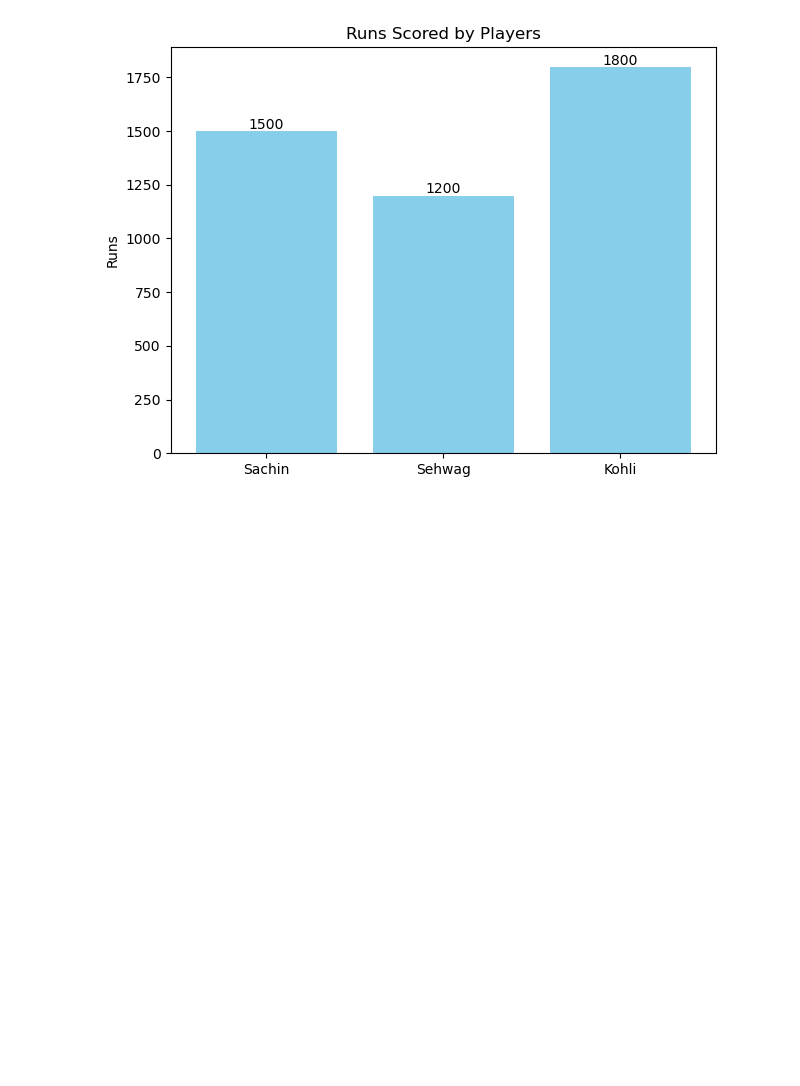
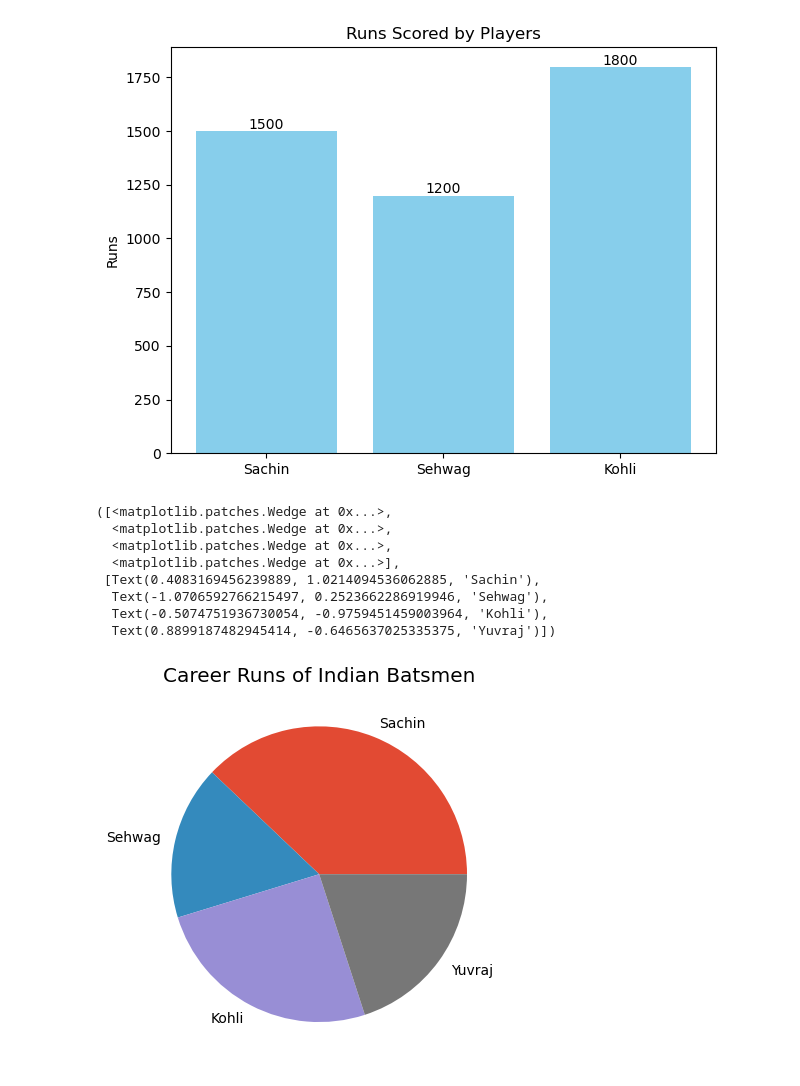
Before and after one commit to mishra1010/DataScience, a Jupyter notebook: DataVisualization/02Barchartsinmatplotlib.ipynb, the cells around one changed output. Cells and saved outputs as stored; diff of their text form; code cells hidden in the pictures; blank space fills up the shorter version.

```diff
--- a/DataVisualization/02Barchartsinmatplotlib.ipynb
+++ b/DataVisualization/02Barchartsinmatplotlib.ipynb
@@ -56,3 +56,22 @@ plt.title("Runs Scored by Players")
 plt.tight_layout()
 # %% [output]
 [figure]
+# %%
+import matplotlib.pyplot as plt
+plt.style.use("ggplot") #choose style
+# Data
+labels = ["Sachin", "Sehwag", "Kohli", "Yuvraj"]
+runs = [18000, 8000, 12000, 9500]
+
+plt.title("Career Runs of Indian Batsmen")
+plt.pie(runs, labels=labels)
+# %% [output]
+([<matplotlib.patches.Wedge at 0x...>,
+  <matplotlib.patches.Wedge at 0x...>,
+  <matplotlib.patches.Wedge at 0x...>,
+  <matplotlib.patches.Wedge at 0x...>],
+ [Text(0.4083169456239889, 1.0214094536062885, 'Sachin'),
+  Text(-1.0706592766215497, 0.2523662286919946, 'Sehwag'),
+  Text(-0.5074751936730054, -0.9759451459003964, 'Kohli'),
+  Text(0.8899187482945414, -0.6465637025335375, 'Yuvraj')])
+[figure, added]
```
Also changed, not shown: 2 other files.
